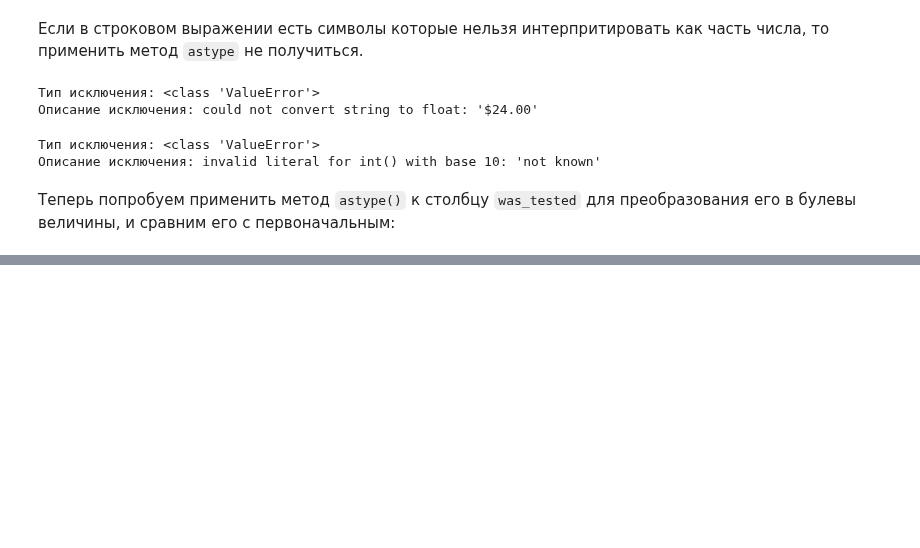
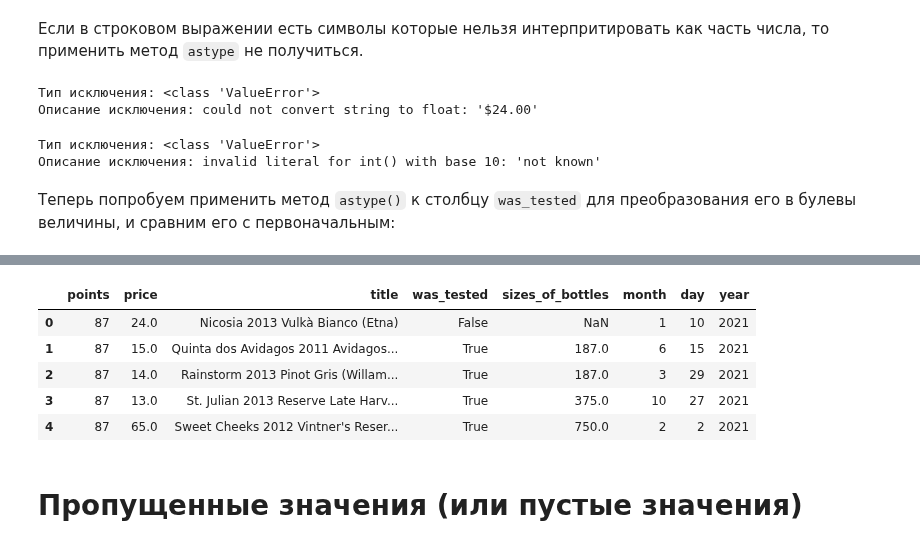
Before and after one commit to sergeymasl/pandas_cource, a Jupyter notebook: Data_Types_and_Missing_Values.ipynb, the cells around one changed output, grey strips where cells are left out. Cells and saved outputs as stored; diff of their text form; code cells hidden in the pictures; blank space fills up the shorter version.

```diff
--- a/Data_Types_and_Missing_Values.ipynb
+++ b/Data_Types_and_Missing_Values.ipynb
@@ -168,0 +196,8 @@ pd.concat([dirty_data['was_tested'], dirty_data['was_tested'].astype('bool')], a
+# %%
+def convert_price(value):
+    """
+    Функция заменяет знак доллара на ничто (то есть удаляет)
+    и преобразует в float
+    """
+    float_value = float(value.replace('$', ''))
+    return float_value
@@ -168,0 +275,19 @@ pd.concat([dirty_data['was_tested'], dirty_data['was_tested'].astype('bool')], a
+# %%
+convert_was_tested = lambda x: True if x == 'Yes' else False
+
+clean_data = pd.read_csv("https://drive.google.com/uc?export=download&id=11xDK6SRQcClzHHXeLC6rUlc2fmNyFt9i", index_col=0,
+                         dtype = {'points' : 'int'},
+                         converters = {'price' : convert_price,
+                                       'was_tested' : convert_was_tested,
+                                       'sizes_of_bottles' : lambda x: pd.to_numeric(x, errors='coerce'),
+                                       })
+clean_data
+# %% [output]
+|  | points | price | title | was_tested | sizes_of_bottles | month | day | year |
+| 0 | 87 | 24.0 | Nicosia 2013 Vulkà Bianco (Etna) | False | NaN | 1 | 10 | 2021 |
+| 1 | 87 | 15.0 | Quinta dos Avidagos 2011 Avidagos... | True | 187.0 | 6 | 15 | 2021 |
+| 2 | 87 | 14.0 | Rainstorm 2013 Pinot Gris (Willam... | True | 187.0 | 3 | 29 | 2021 |
+| 3 | 87 | 13.0 | St. Julian 2013 Reserve Late Harv... | True | 375.0 | 10 | 27 | 2021 |
+| 4 | 87 | 65.0 | Sweet Cheeks 2012 Vintner's Reser... | True | 750.0 | 2 | 2 | 2021 |
+# %% [markdown]
+# **Пропущенные значения (или пустые значения)**
```
Also changed, not shown: parts of 21 cells of this notebook.
